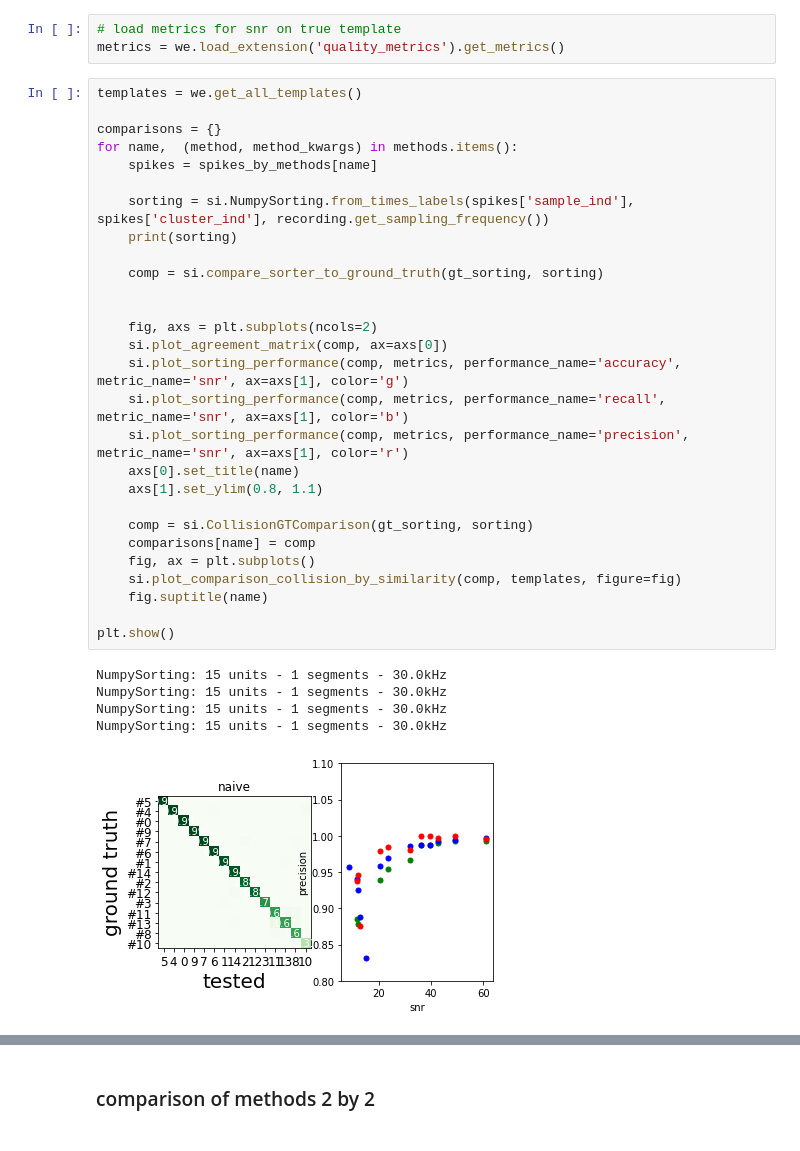
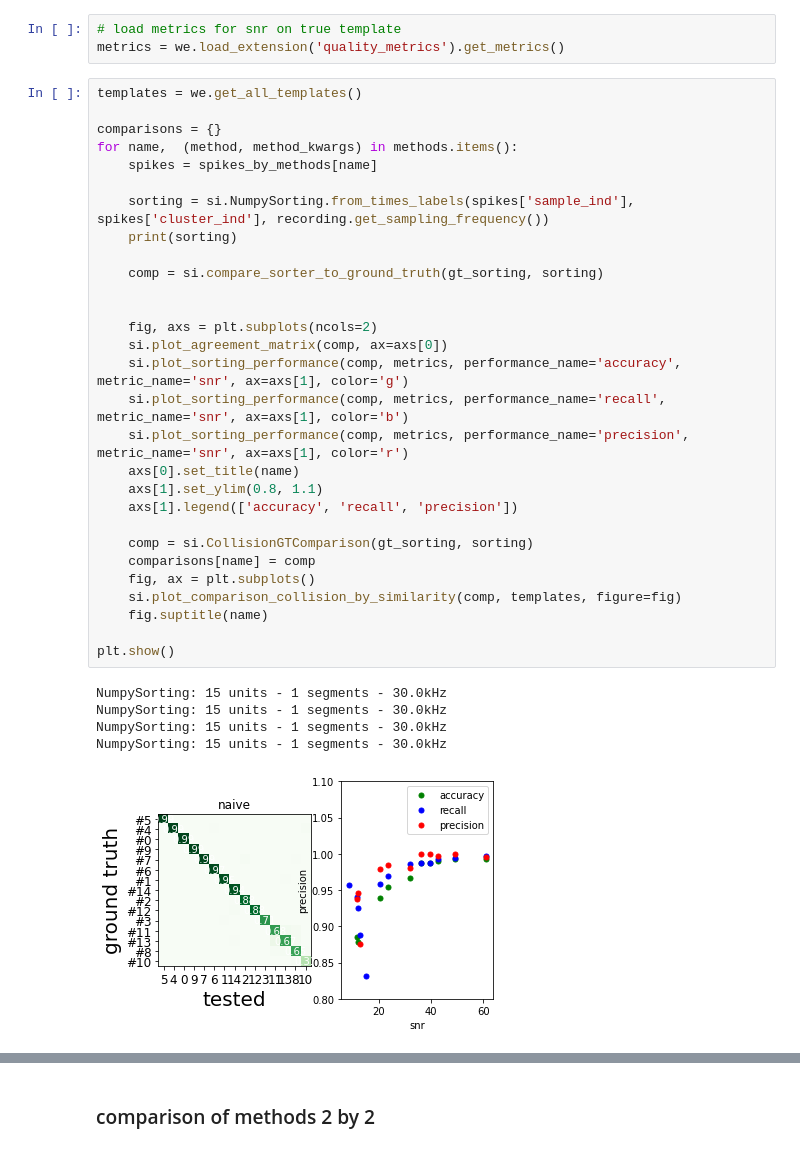
Before and after one commit to SpikeInterface/SpikeInterface.github.io, a Jupyter notebook: blog/spikeinterface-template-matching/index.ipynb, the cells around one changed output, grey strips where cells are left out. Cells and saved outputs as stored; diff of their text form.

```diff
--- a/blog/spikeinterface-template-matching/index.ipynb
+++ b/blog/spikeinterface-template-matching/index.ipynb
@@ -169,32 +167,33 @@ templates = we.get_all_templates()
 comparisons = {}
 for name,  (method, method_kwargs) in methods.items():
     spikes = spikes_by_methods[name]
 
     sorting = si.NumpySorting.from_times_labels(spikes['sample_ind'], spikes['cluster_ind'], recording.get_sampling_frequency())
     print(sorting)
 
     comp = si.compare_sorter_to_ground_truth(gt_sorting, sorting)
 
 
     fig, axs = plt.subplots(ncols=2)
     si.plot_agreement_matrix(comp, ax=axs[0])
     si.plot_sorting_performance(comp, metrics, performance_name='accuracy', metric_name='snr', ax=axs[1], color='g')
     si.plot_sorting_performance(comp, metrics, performance_name='recall', metric_name='snr', ax=axs[1], color='b')
     si.plot_sorting_performance(comp, metrics, performance_name='precision', metric_name='snr', ax=axs[1], color='r')
     axs[0].set_title(name)
     axs[1].set_ylim(0.8, 1.1)
+    axs[1].legend(['accuracy', 'recall', 'precision'])
 
     comp = si.CollisionGTComparison(gt_sorting, sorting)
     comparisons[name] = comp
     fig, ax = plt.subplots()
     si.plot_comparison_collision_by_similarity(comp, templates, figure=fig)
     fig.suptitle(name)
 
 plt.show()
 # %% [output]
 NumpySorting: 15 units - 1 segments - 30.0kHz
 NumpySorting: 15 units - 1 segments - 30.0kHz
 NumpySorting: 15 units - 1 segments - 30.0kHz
 NumpySorting: 15 units - 1 segments - 30.0kHz
-[figure, old version]
+[figure, new version]
 [figure]
```
Also changed, not shown: parts of 5 cells of this notebook, 36 other files.
